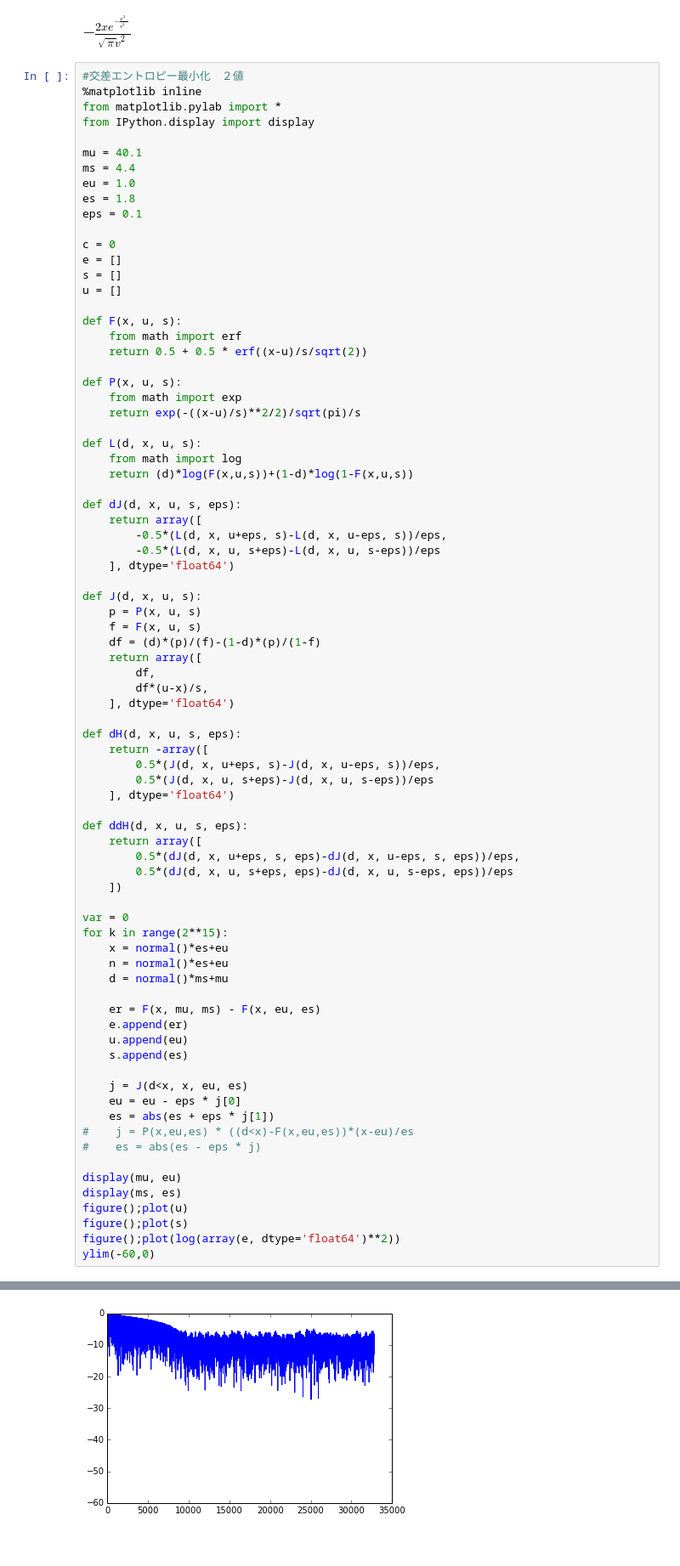
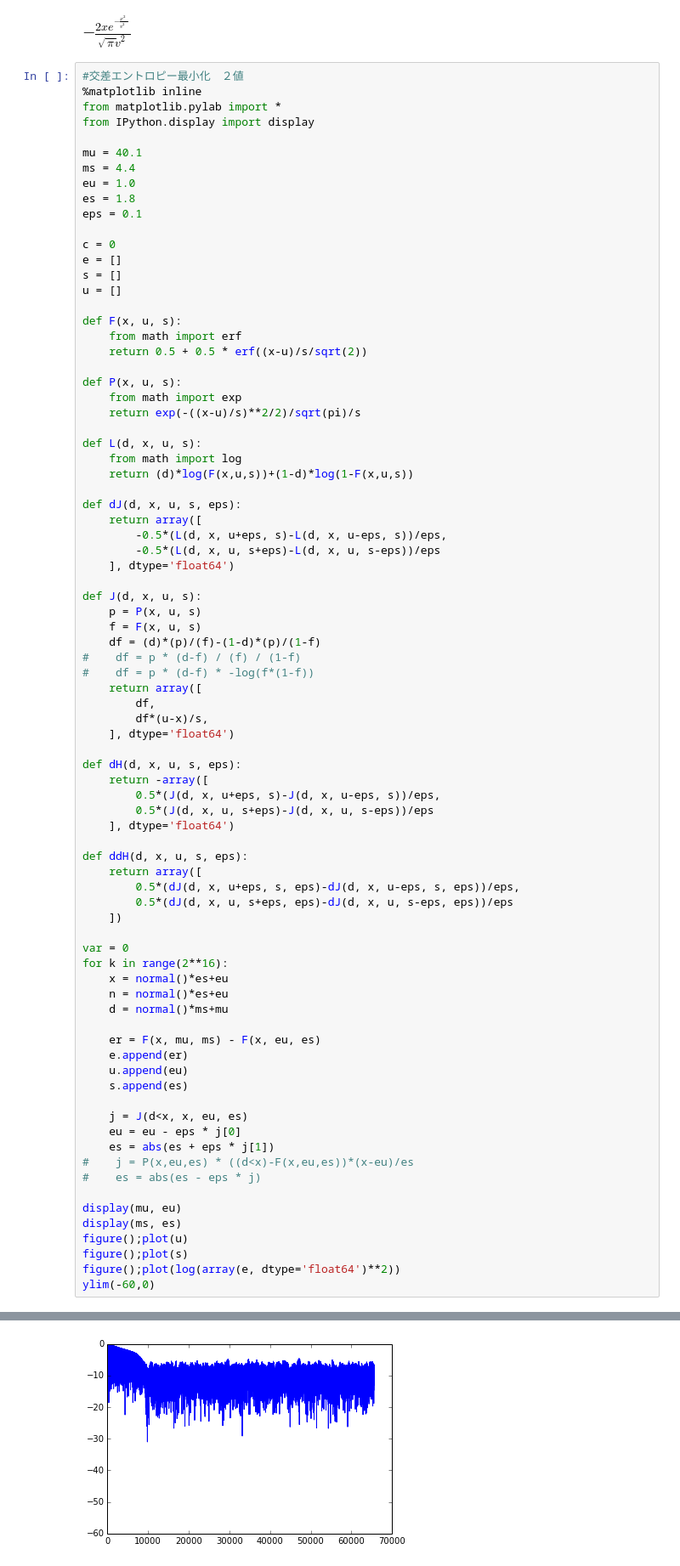
Before and after one commit to backshed/-, a Jupyter notebook: work/基礎/交差エントロピーでerf推定.ipynb, the cells around one changed output, grey strips where cells are left out. Shown at 85% size. Cells and saved outputs as stored; diff of their text form.

```diff
--- a/work/基礎/交差エントロピーでerf推定.ipynb
+++ b/work/基礎/交差エントロピーでerf推定.ipynb
@@ -59,6 +59,8 @@ def J(d, x, u, s):
     p = P(x, u, s)
     f = F(x, u, s)
     df = (d)*(p)/(f)-(1-d)*(p)/(1-f)
+#    df = p * (d-f) / (f) / (1-f)
+#    df = p * (d-f) * -log(f*(1-f))
     return array([
         df,
         df*(u-x)/s,
@@ -77,7 +79,7 @@ def ddH(d, x, u, s, eps):
     ])
 
 var = 0
-for k in range(2**15):
+for k in range(2**16):
     x = normal()*es+eu
     n = normal()*es+eu
     d = normal()*ms+mu
@@ -110,4 +112,4 @@ ylim(-60,0)
-[figure, old version]
+[figure, new version]
 # %%
 #交差エントロピー最小化 数値差分
 %matplotlib inline
```
Also changed, not shown: parts of 2 cells of this notebook, 1 other file.
